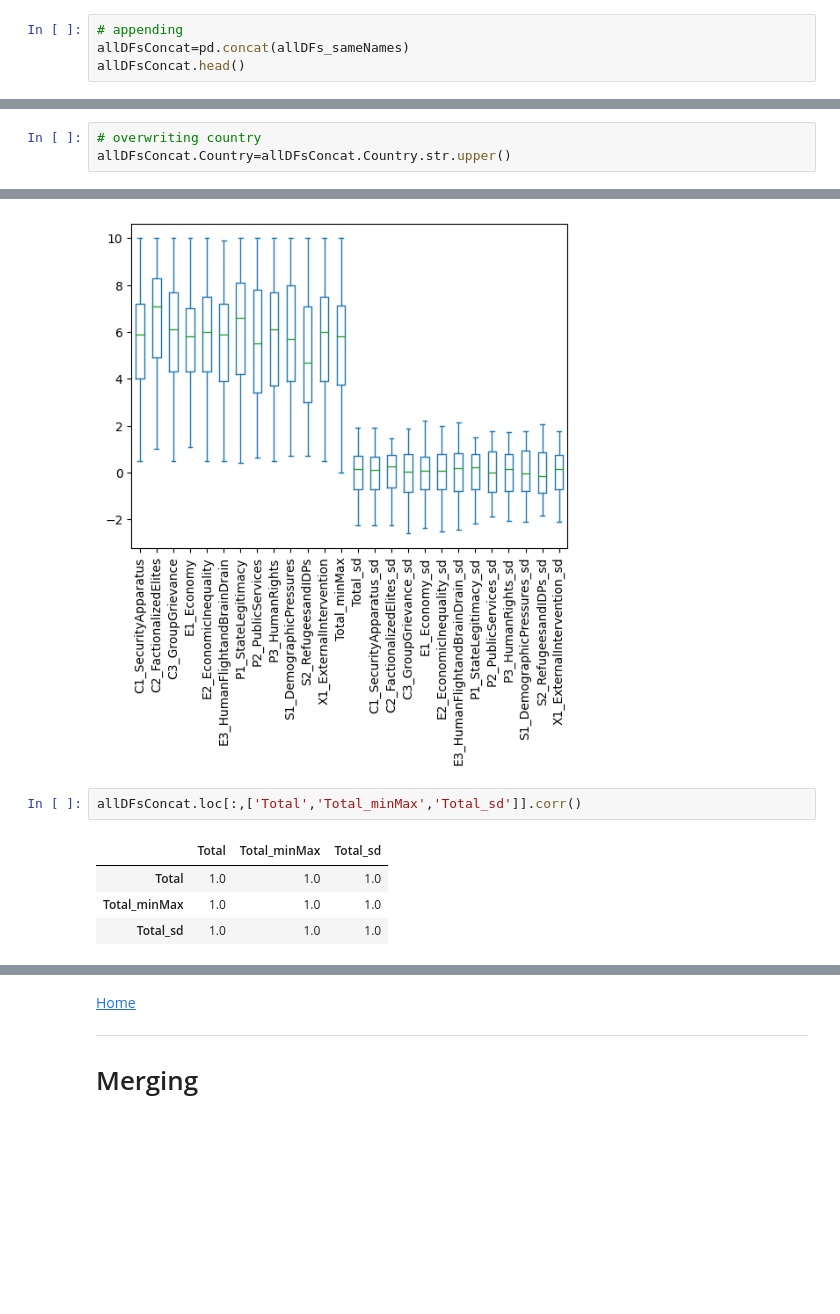
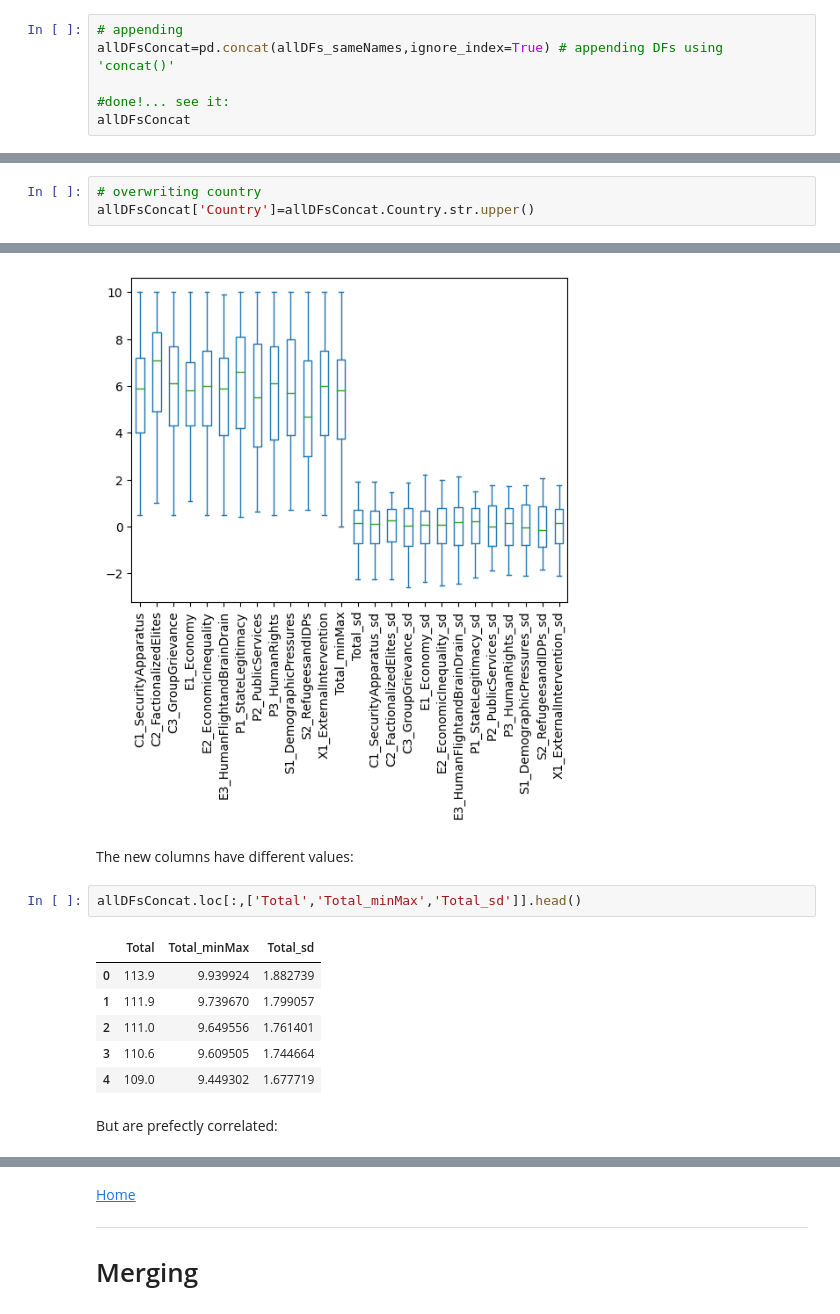
Before and after one commit to SocialAnalytics-StrategicIntelligence/codes, a Jupyter notebook: Merging and Choropleths.ipynb, the cells around one changed output, grey strips where cells are left out. Cells and saved outputs as stored; diff of their text form; blank space fills up the shorter version.

```diff
--- a/Merging and Choropleths.ipynb
+++ b/Merging and Choropleths.ipynb
@@ -146,8 +152,10 @@ for df in allDFs:
 Appending in pandas requires a list of data frames, in these case that is **allDFs_sameNames**. Then we proceed:
 # %%
 # appending
-allDFsConcat=pd.concat(allDFs_sameNames)
-allDFsConcat.head()
+allDFsConcat=pd.concat(allDFs_sameNames,ignore_index=True) # appending DFs using 'concat()'
+
+#done!... see it:
+allDFsConcat
 # %% [output]
 |  | C1: Security Apparatus | C2: Factionalized Elites | C3: Group Grievance | Country | E1: Economy | ... |
 | 0 | 9.7 | 10.0 | 9.3 | Somalia | 9.4 | ... |
@@ -323,5 +338,5 @@ allDFsConcat.columns.to_list()
 Let's set the country names into upper case:
 # %%
 # overwriting country
-allDFsConcat.Country=allDFsConcat.Country.str.upper()
+allDFsConcat['Country']=allDFsConcat.Country.str.upper()
 # %% [markdown]
@@ -722,10 +761,16 @@ Now, these are my new data values:
 allDFsConcat.iloc[:,3:].plot(kind='box', rot=90);
 # %% [output]
 [figure]
+# %% [markdown]
+The new columns have different values:
 # %%
-allDFsConcat.loc[:,['Total','Total_minMax','Total_sd']].corr()
+allDFsConcat.loc[:,['Total','Total_minMax','Total_sd']].head()
 # %% [output]
 |  | Total | Total_minMax | Total_sd |
-| Total | 1.0 | 1.0 | 1.0 |
-| Total_minMax | 1.0 | 1.0 | 1.0 |
-| Total_sd | 1.0 | 1.0 | 1.0 |
+| 0 | 113.9 | 9.939924 | 1.882739 |
+| 1 | 111.9 | 9.739670 | 1.799057 |
+| 2 | 111.0 | 9.649556 | 1.761401 |
+| 3 | 110.6 | 9.609505 | 1.744664 |
+| 4 | 109.0 | 9.449302 | 1.677719 |
+# %% [markdown]
+But are prefectly correlated:
```
Also changed, not shown: parts of 79 cells of this notebook, 2 other files.
